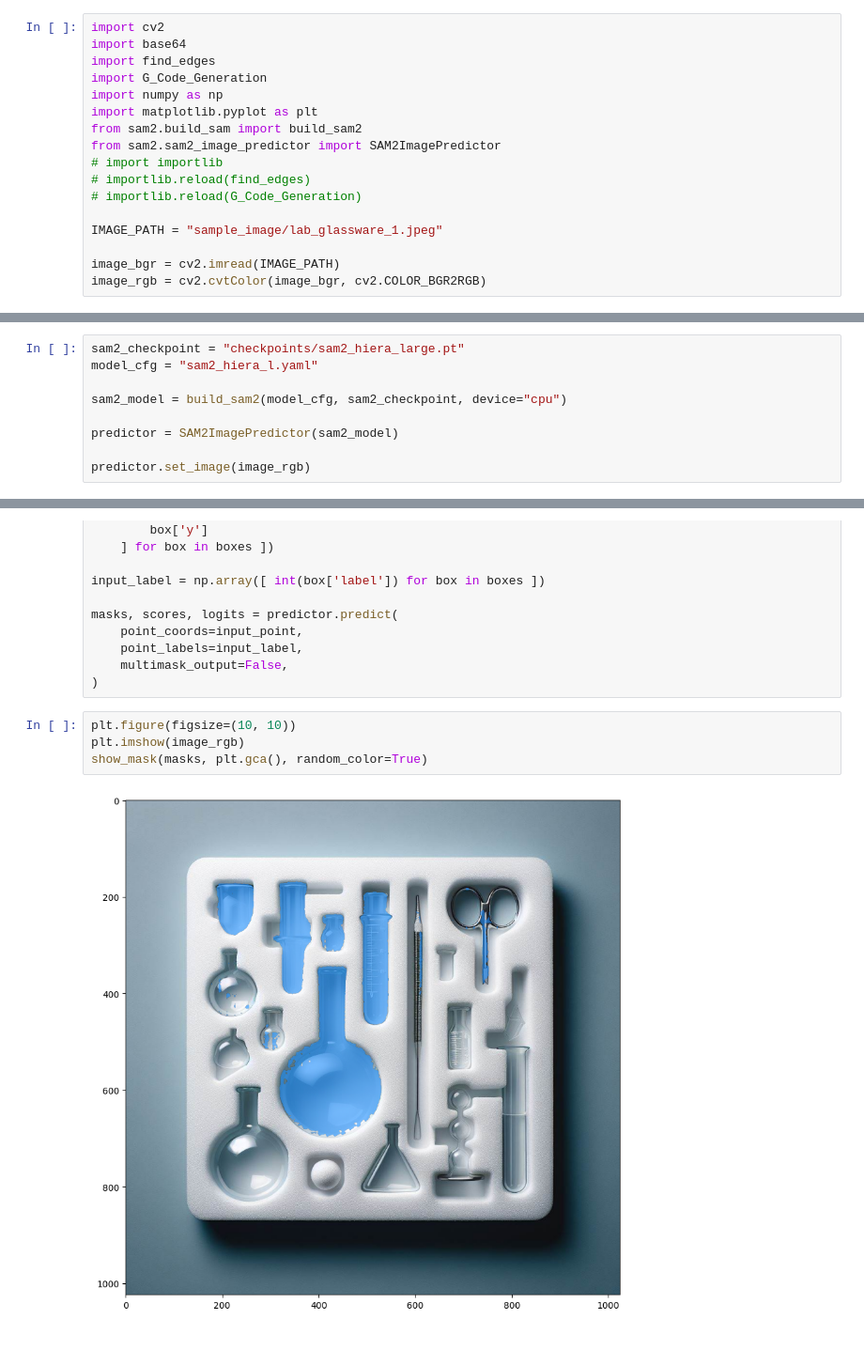
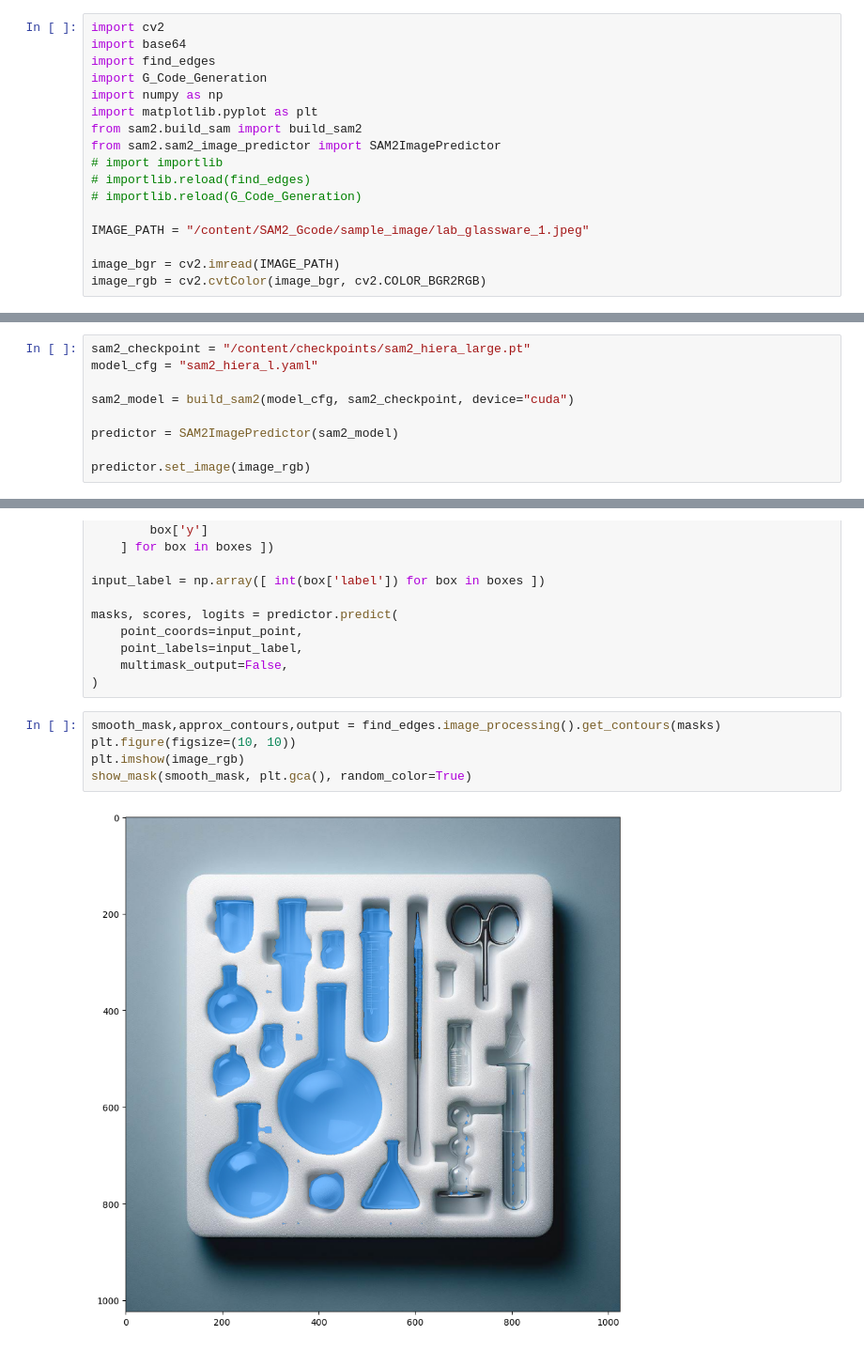
Before and after one commit to R-Goomer/G_code_with_SAM2, a Jupyter notebook: master.ipynb, the cells around one changed output, grey strips where cells are left out. Shown at 94% size. Cells and saved outputs as stored; diff of their text form.

```diff
--- a/master.ipynb
+++ b/master.ipynb
@@ -23,7 +50,7 @@ from sam2.sam2_image_predictor import SAM2ImagePredictor
 # importlib.reload(find_edges)
 # importlib.reload(G_Code_Generation)
 
-IMAGE_PATH = "sample_image/lab_glassware_1.jpeg"
+IMAGE_PATH = "/content/SAM2_Gcode/sample_image/lab_glassware_1.jpeg"
 
 image_bgr = cv2.imread(IMAGE_PATH)
 image_rgb = cv2.cvtColor(image_bgr, cv2.COLOR_BGR2RGB)
@@ -41,10 +68,10 @@ def show_mask(mask, ax, random_color=False, borders = True):
     mask_image =  mask.reshape(h, w, 1) * color.reshape(1, 1, -1)
     ax.imshow(mask_image)
 # %%
-sam2_checkpoint = "checkpoints/sam2_hiera_large.pt"
+sam2_checkpoint = "/content/checkpoints/sam2_hiera_large.pt"
 model_cfg = "sam2_hiera_l.yaml"
 
-sam2_model = build_sam2(model_cfg, sam2_checkpoint, device="cpu")
+sam2_model = build_sam2(model_cfg, sam2_checkpoint, device="cuda")
 
 predictor = SAM2ImagePredictor(sam2_model)
 
@@ -79,8 +106,9 @@ masks, scores, logits = predictor.predict(
     multimask_output=False,
 )
 # %%
+smooth_mask,approx_contours,output = find_edges.image_processing().get_contours(masks)
 plt.figure(figsize=(10, 10))
 plt.imshow(image_rgb)
-show_mask(masks, plt.gca(), random_color=True)
+show_mask(smooth_mask, plt.gca(), random_color=True)
 # %% [output]
-[figure, old version]
+[figure, new version]
```
Also changed, not shown: parts of 7 cells of this notebook, 2 other files.
